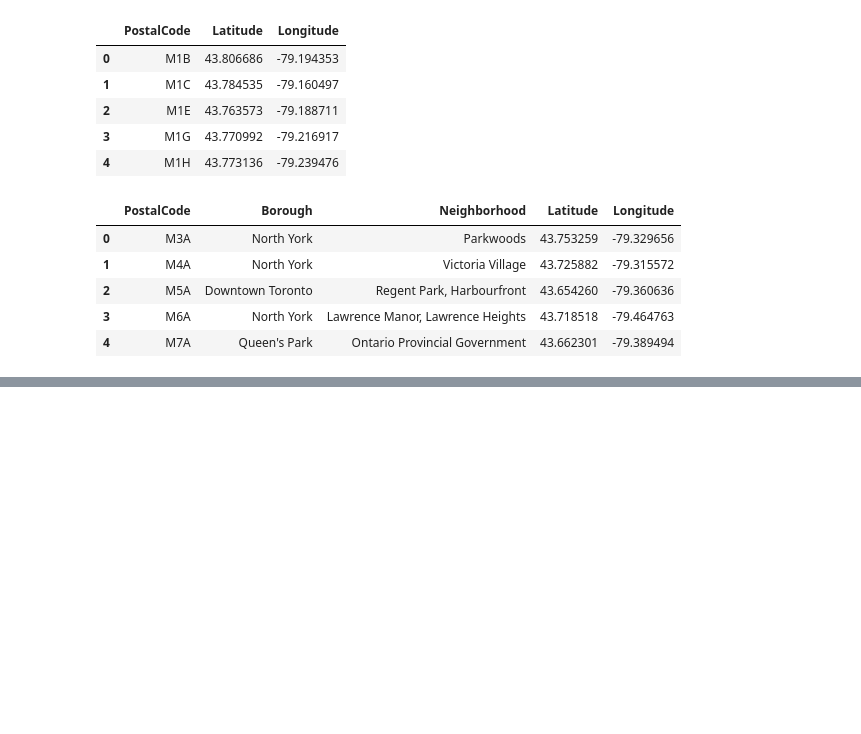
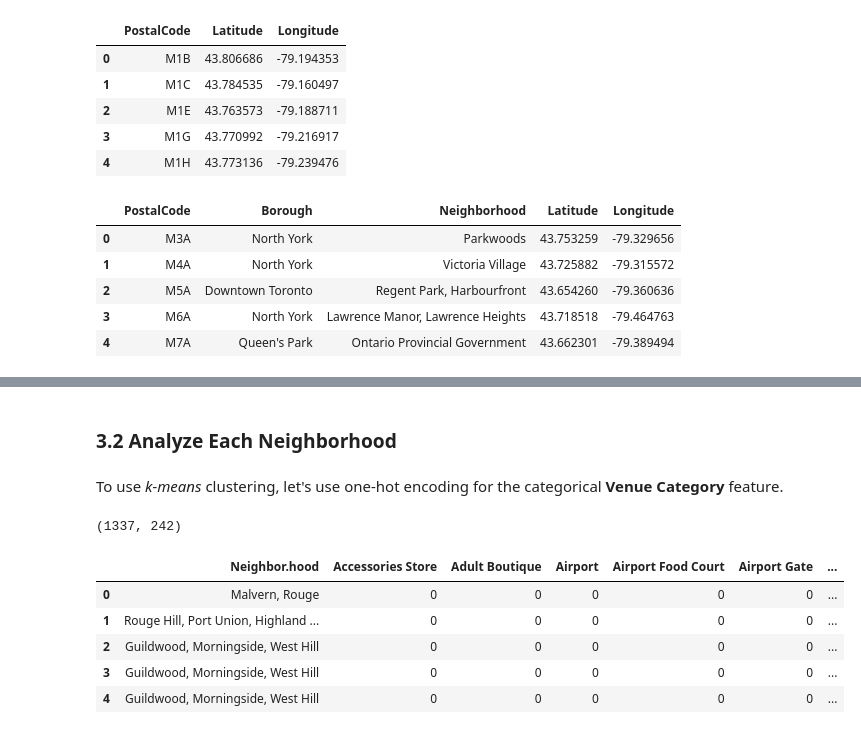
Before and after one commit to sakibkbhuiyan/CourseraDataScienceCapstone, a Jupyter notebook: Toronto_Neighborhood_Clustering.ipynb, the cells around one changed output, grey strips where cells are left out. Saved outputs shown, nothing was run; the diff lists cells and outputs as text; code cells hidden in the pictures; blank space fills up the shorter version.

```diff
--- a/Toronto_Neighborhood_Clustering.ipynb
+++ b/Toronto_Neighborhood_Clustering.ipynb
@@ -162,0 +218,22 @@ Explore and cluster the neighborhoods in Toronto. You can decide to work with on
+# %% [markdown]
+### 3.2 Analyze Each Neighborhood
+# %% [markdown]
+To use *k-means* clustering, let's use one-hot encoding for the categorical **Venue Category** feature.
+# %%
+# One hot encoding
+toronto_onehot = pd.get_dummies(toronto_venues[['Venue Category']], prefix="", prefix_sep="")
+
+# Add neighborhood column back to dataframe (at the first column position)
+toronto_onehot = pd.get_dummies(toronto_venues[['Venue Category']], prefix="", prefix_sep="")
+toronto_onehot.insert(0, 'Neighbor.hood', toronto_venues['Neighborhood'])
+
+print(toronto_onehot.shape)
+toronto_onehot.head()
+# %% [output]
+(1337, 242)
+|  | Neighbor.hood | Accessories Store | Adult Boutique | Airport | Airport Food Court | Airport Gate | ... |
+| 0 | Malvern, Rouge | 0 | 0 | 0 | 0 | 0 | ... |
+| 1 | Rouge Hill, Port Union, Highland ... | 0 | 0 | 0 | 0 | 0 | ... |
+| 2 | Guildwood, Morningside, West Hill | 0 | 0 | 0 | 0 | 0 | ... |
+| 3 | Guildwood, Morningside, West Hill | 0 | 0 | 0 | 0 | 0 | ... |
+| 4 | Guildwood, Morningside, West Hill | 0 | 0 | 0 | 0 | 0 | ... |
```
Also changed, not shown: parts of 35 cells of this notebook.
